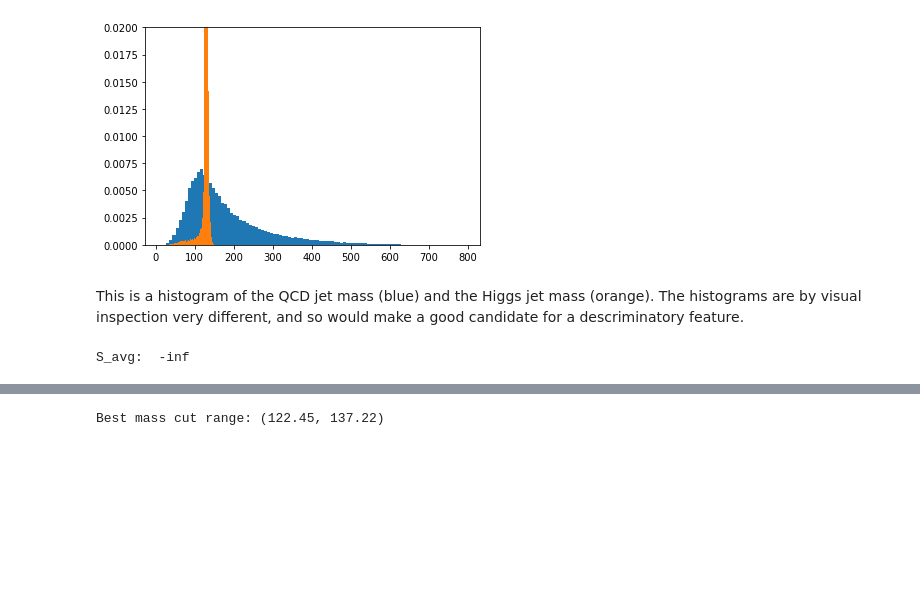
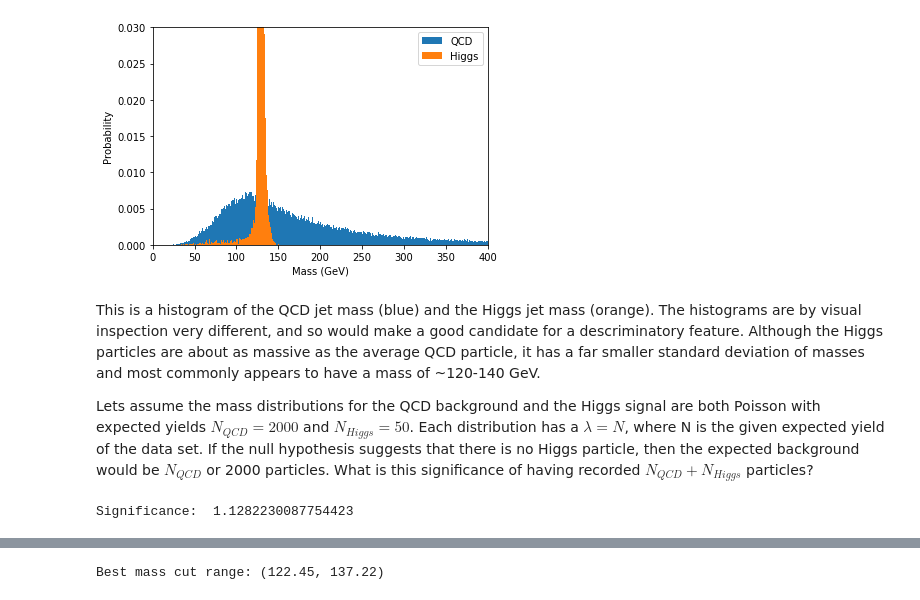
Before and after one commit to Chkoda/PHYS434, a Jupyter notebook: Lab7&8.ipynb, the cells around one changed output, grey strips where cells are left out. Drawn from its saved outputs; the diff is of its cells as text; code cells hidden in the pictures; blank space fills up the shorter version.

```diff
--- a/Lab7&8.ipynb
+++ b/Lab7&8.ipynb
@@ -50,9 +33,11 @@ According to the Standard Model, the Higgs Boson is the quantum particle that gi
 # %%
-hist_qcd = plt.hist(qcd_dict.get('mass'), density=True, bins=100)
-hist_higgs = plt.hist(higgs_dict.get('mass'), density=True, bins=100)
-plt.ylim(0,0.02)
+qcd_hist = plt.hist(qcd_dict.mass, density=True, bins=1000, label='QCD')
+higgs_hist = plt.hist(higgs_dict.mass, density=True, bins=1000, label='Higgs')
+plt.ylim(0,0.03)
+plt.xlim(0,400)
+plt.ylabel('Probability')
+plt.xlabel('Mass (GeV)')
+plt.legend()
 plt.show()
 # %% [output]
-[figure, old version]
+[figure, new version]
-# %% [markdown]
-This is a histogram of the QCD jet mass (blue) and the Higgs jet mass (orange). The histograms are by visual inspection very different, and so would make a good candidate for a descriminatory feature.
@@ -61,9 +44,13 @@ tot = higgs_dict.mass + qcd_dict.mass
-# %%
-#x = np.linspace(min(tot), max(tot), len(tot))
-significance = stats.norm.ppf(stats.norm.cdf(tot, loc=2050, scale=math.sqrt(2050)))
-#plt.scatter(x, significance, marker=".", linewidth=.00000000001)
-print('S_avg: ', significance.mean())
-#plt.show()
-# %% [output]
-S_avg:  -inf
+# %% [markdown]
+This is a histogram of the QCD jet mass (blue) and the Higgs jet mass (orange). The histograms are by visual inspection very different, and so would make a good candidate for a descriminatory feature. Although the Higgs particles are about as massive as the average QCD particle, it has a far smaller standard deviation of masses and most commonly appears to have a mass of ~120-140 GeV.
+
+Lets assume the mass distributions for the QCD background and the Higgs signal are both Poisson with expected yields $N_{QCD} = 2000$ and $N_{Higgs} = 50$. Each distribution has a $\lambda = N$, where N is the given expected yield of the data set. If the null hypothesis suggests that there is no Higgs particle, then the expected background would be $N_{QCD}$ or 2000 particles. What is this significance of having recorded $N_{QCD} + N_{Higgs}$ particles?
+# %%
+Exp_higgs = 50
+Exp_qcd = 2000
+Exp_tot = Exp_qcd + Exp_higgs
+theoretical_significance = stats.norm.isf(stats.poisson.sf(Exp_tot, Exp_qcd))
+print('Significance: ', theoretical_significance)
+# %% [output]
+Significance:  1.1282230087754423
 # %% [markdown]
```
Also changed, not shown: parts of 69 cells of this notebook, 4 other files.
